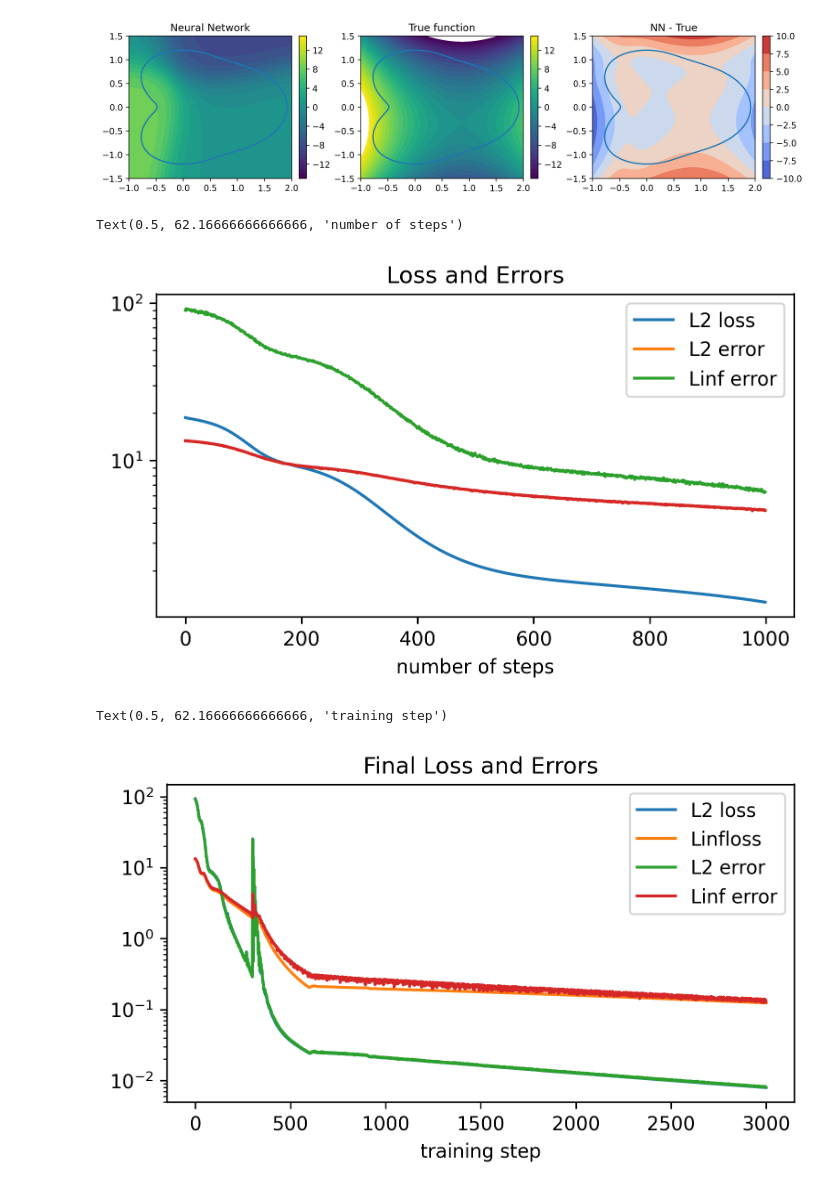
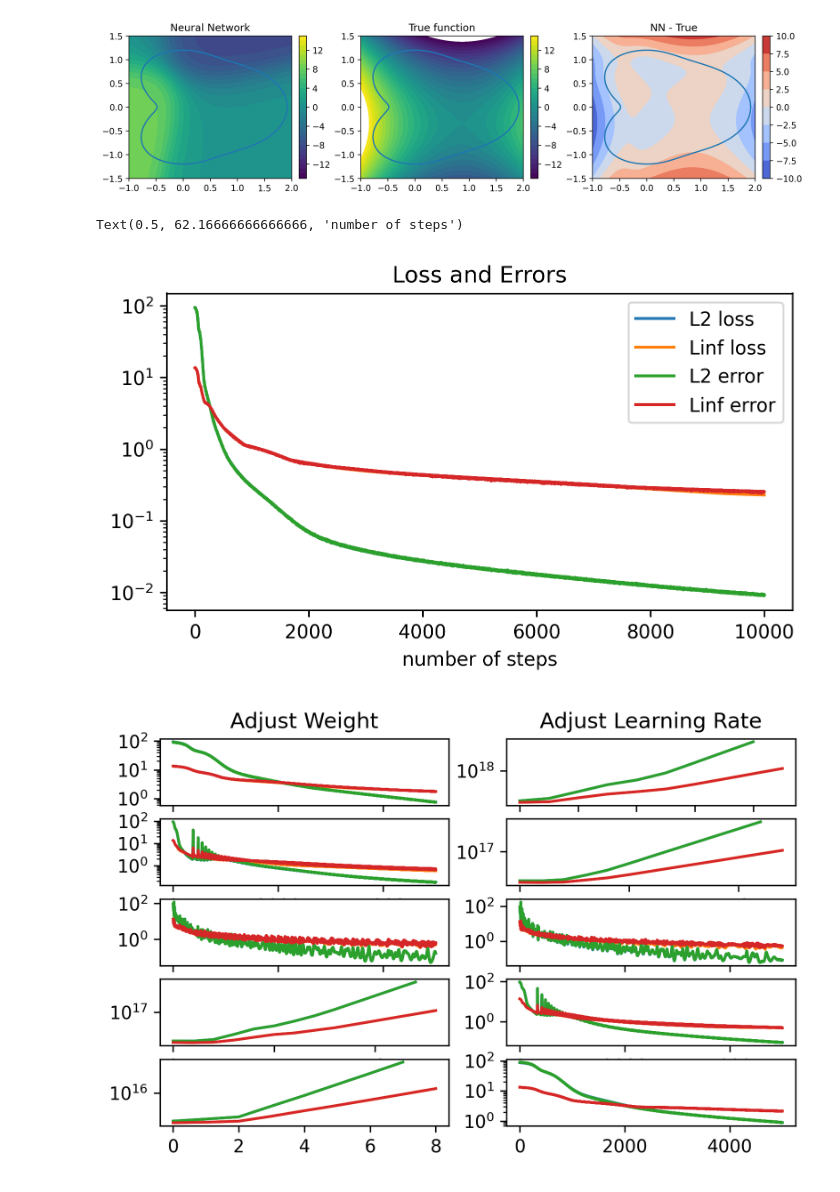
Before and after one commit to mskPark/DRLPDE, a Jupyter notebook: test_plot.ipynb, the cells around one changed output. Saved outputs shown, nothing was run; the diff lists cells and outputs as text; code cells hidden in the pictures.

```diff
--- a/test_plot.ipynb
+++ b/test_plot.ipynb
@@ -217,7 +217,7 @@ mpl.rcParams['figure.dpi'] = 300
 #plt.rcParams['font.serif'] = ['Computer Modern']
 #plt.rcParams['font.size'] = 8
 
-test = 'Test1A'
+test = 'Test1A_SGD_momentum'
 
 with open('experiments/' + test + '_parameters.pickle', 'rb') as f:
     parameters = pickle.load(f)
@@ -241,14 +241,14 @@ ax.semilogy(steps, L2loss)
 ax.semilogy(steps, Linfloss)
 ax.semilogy(steps, L2error)
 ax.semilogy(steps, Linferror)
-ax.legend(['L2 loss', 'L2 error', 'Linf error'])
+ax.legend(['L2 loss', 'Linf loss', 'L2 error', 'Linf error'])
 ax.set_xlabel('number of steps')
 
 #ax[1].set_title('Comparing L2 loss and L2 error')
 #ax[1].semilogy(steps, np.abs( 5.1148*L2loss - L2error) )
 # %% [output]
 Text(0.5, 62.16666666666666, 'number of steps')
-[figure, old version]
+[figure, new version]
 # %%
 # Plot Test B: (Final Errors and Losses) vs Number of Points
 
@@ -386,44 +386,61 @@ ax.set_xlabel('number of points')
 # %%
 # Plot Test H: Compare weights
 
 import pickle
 import numpy as np
 import matplotlib as mpl
 import matplotlib.pyplot as plt
 
 mpl.rcParams['figure.dpi'] = 300
 #plt.rcParams['text.usetex'] = True
 #plt.rcParams['font.family'] = 'serif'
 #plt.rcParams['font.serif'] = ['Computer Modern']
 #plt.rcParams['font.size'] = 8
 
-test = 'Test1Htest'
+test = 'Test1Jweight'
 
-with open('experiments/'  + test + '_losserror.pickle', 'rb') as f:
-    loss_error = pickle.load(f)
+steps = range(5000)
 
-with open('experiments/'  + test + '_parameters.pickle', 'rb') as f:
-    parameters = pickle.load(f)
-
-steps = range(int(parameters['trainingsteps']))
 L2loss = loss_error['loss']['L2 interior loss']
 Linfloss = loss_error['loss']['Linf interior loss']
 L2error = loss_error['errors']['L2 error']
 Linferror = loss_error['errors']['Linf error']
 
-fig, ax = plt.subplots(nrows=1, ncols=1, figsize=[6.4, 4])
-
+fig, ax = plt.subplots(nrows=5, ncols=2, figsize=[6.4, 4])
 plt.tight_layout(pad=5.0)
 
-ax.set_title('Final Loss and Errors')
+ax[0,0].set_title('Adjust Weight')
+ax[0,1].set_title('Adjust Learning Rate')
 
-ax.semilogy(steps, L2loss)
-ax.semilogy(steps, Linfloss)
-ax.semilogy(steps, L2error)
-ax.semilogy(steps, Linferror)
+for ii in range(0,5):
+    with open('experiments/'  + 'Test1J_weight' + str(ii) + '_losserror.pickle', 'rb') as f:
+        loss_error_weight = pickle.load(f)
 
-ax.legend(['L2 loss', 'Linfloss', 'L2 error', 'Linf error'])
-ax.set_xlabel('training step')
+    L2loss_weight = loss_error_weight['loss']['L2 interior loss']
+    Linfloss_weight = loss_error_weight['loss']['Linf interior loss']
+    L2error_weight = loss_error_weight['errors']['L2 error']
+    Linferror_weight = loss_error_weight['errors']['Linf error']
+
+    ax[ii,0].semilogy(steps, L2loss_weight)
+    ax[ii,0].semilogy(steps, Linfloss_weight)
+    ax[ii,0].semilogy(steps, L2error_weight)
+    ax[ii,0].semilogy(steps, Linferror_weight)
+
+    #ax[ii,0].legend(['L2 loss', 'Linfloss', 'L2 error', 'Linf error'])
+
+    with open('experiments/'  + 'Test1J_lr' + str(ii) + '_losserror.pickle', 'rb') as f:
+        loss_error_lr = pickle.load(f)
+
+    L2loss_lr = loss_error_lr['loss']['L2 interior loss']
+    Linfloss_lr = loss_error_lr['loss']['Linf interior loss']
+    L2error_lr = loss_error_lr['errors']['L2 error']
+    Linferror_lr = loss_error_lr['errors']['Linf error']
+
+    ax[ii,1].semilogy(steps, L2loss_lr)
+    ax[ii,1].semilogy(steps, Linfloss_lr)
+    ax[ii,1].semilogy(steps, L2error_lr)
+    ax[ii,1].semilogy(steps, Linferror_lr)
+
+    #ax[ii,1].legend(['L2 loss', 'Linfloss', 'L2 error', 'Linf error'])
 # %% [output]
-Text(0.5, 62.16666666666666, 'training step')
-[figure, old version]
+[figure, new version]
```
Also changed, not shown: 27 other files.
